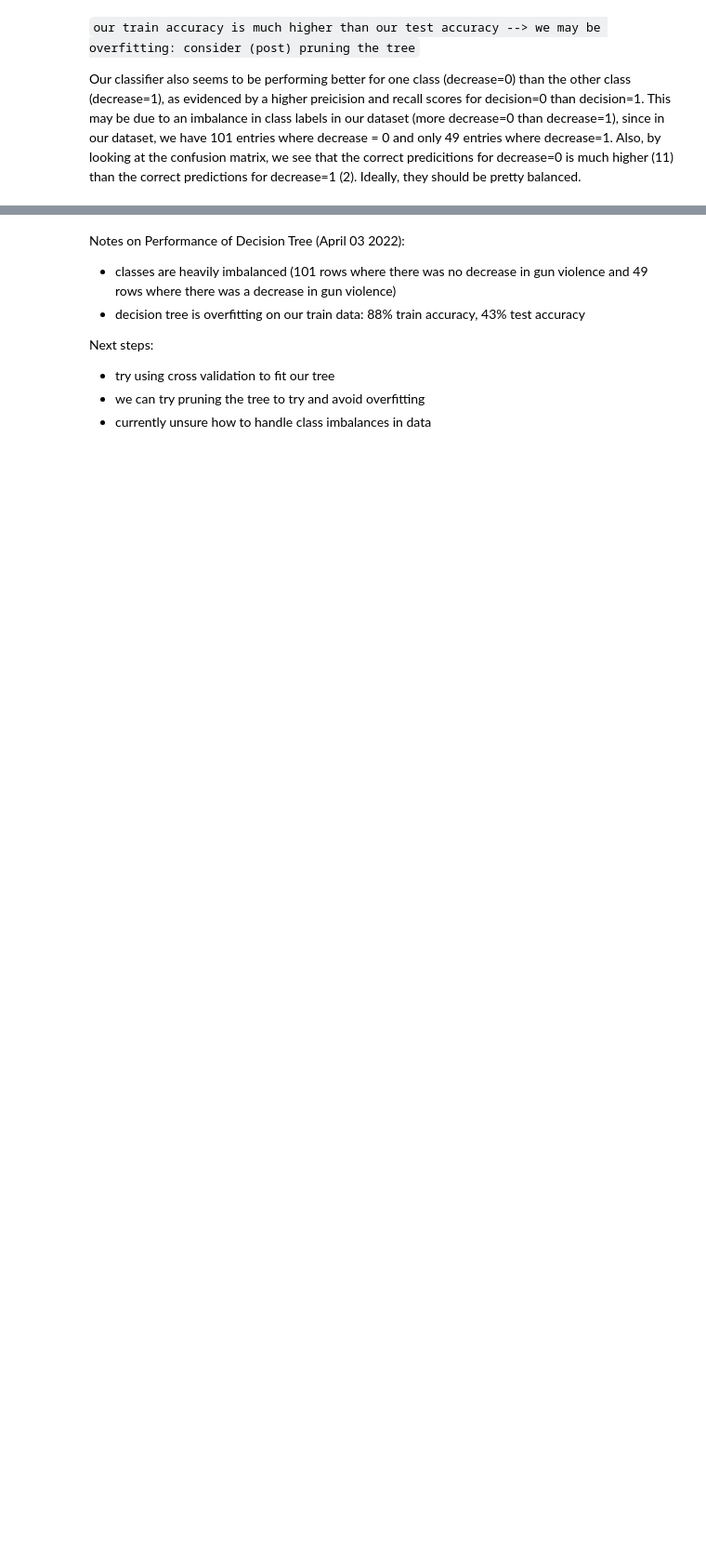
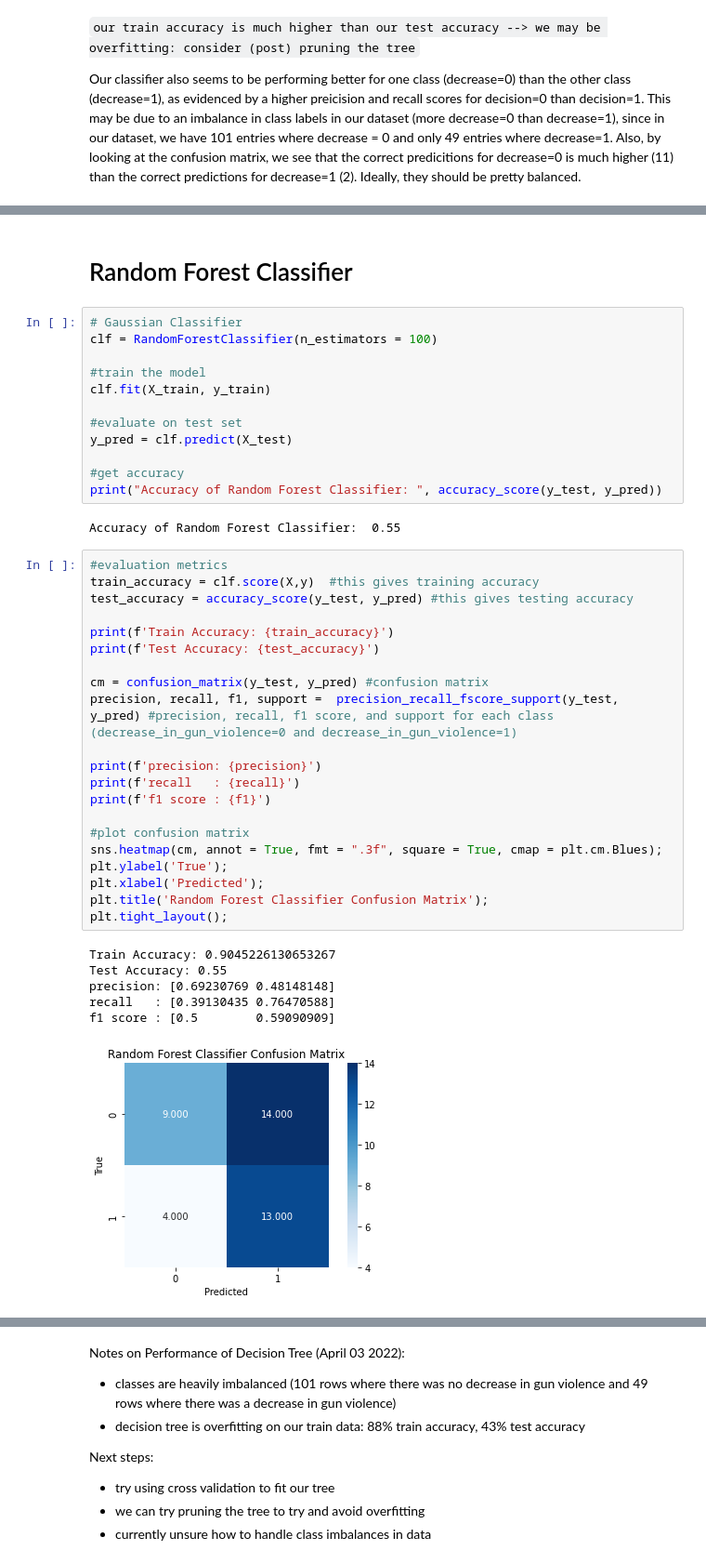
Before and after one commit to uic-cs418/cs418-spring22-purple, a Jupyter notebook: decision_tree.ipynb, the cells around one changed output, grey strips where cells are left out. Shown at 93% size. Cells and saved outputs as stored; diff of their text form; blank space fills up the shorter version.

```diff
--- a/decision_tree.ipynb
+++ b/decision_tree.ipynb
@@ -206,3 +233,47 @@ plot_tree(clf_model, feature_names = feature_names_list,
+# %% [markdown]
+# Random Forest Classifier
+# %%
+# Gaussian Classifier
+clf = RandomForestClassifier(n_estimators = 100)
+
+#train the model
+clf.fit(X_train, y_train)
+
+#evaluate on test set
+y_pred = clf.predict(X_test)
+
+#get accuracy
+print("Accuracy of Random Forest Classifier: ", accuracy_score(y_test, y_pred))
+# %% [output]
+Accuracy of Random Forest Classifier:  0.55
+# %%
+#evaluation metrics
+train_accuracy = clf.score(X,y)  #this gives training accuracy
+test_accuracy = accuracy_score(y_test, y_pred) #this gives testing accuracy
+
+print(f'Train Accuracy: {train_accuracy}')
+print(f'Test Accuracy: {test_accuracy}')
+
+cm = confusion_matrix(y_test, y_pred) #confusion matrix
+precision, recall, f1, support =  precision_recall_fscore_support(y_test, y_pred) #precision, recall, f1 score, and support for each class (decrease_in_gun_violence=0 and decrease_in_gun_violence=1)
+
+print(f'precision: {precision}')
+print(f'recall   : {recall}')
+print(f'f1 score : {f1}')
+
+#plot confusion matrix
+sns.heatmap(cm, annot = True, fmt = ".3f", square = True, cmap = plt.cm.Blues);
+plt.ylabel('True');
+plt.xlabel('Predicted');
+plt.title('Random Forest Classifier Confusion Matrix');
+plt.tight_layout();
+# %% [output]
+Train Accuracy: 0.9045226130653267
+Test Accuracy: 0.55
+precision: [0.69230769 0.48148148]
+recall   : [0.39130435 0.76470588]
+f1 score : [0.5        0.59090909]
+[figure, added]
 # %% [markdown]
 To Do (04/02/2022):
 - `add state population counts and use proportions instead of raw counts to compare decrease in gun violence`
```
Also changed, not shown: parts of 12 cells of this notebook.
